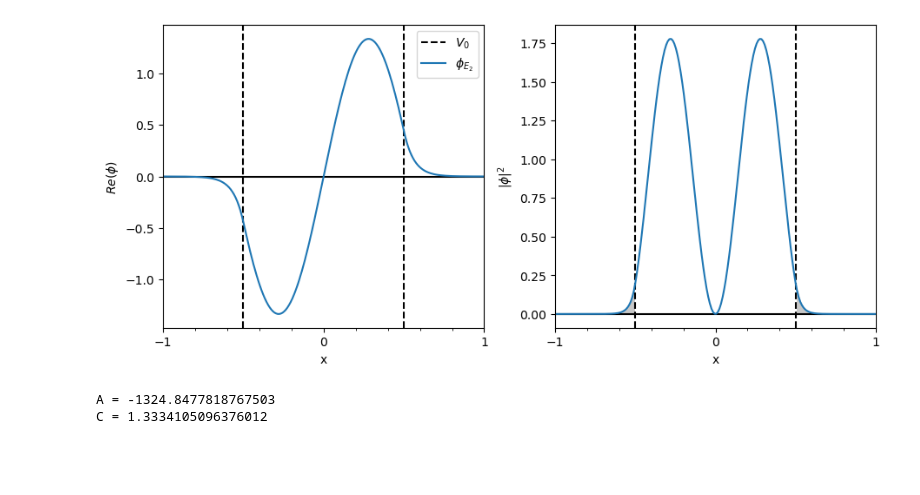
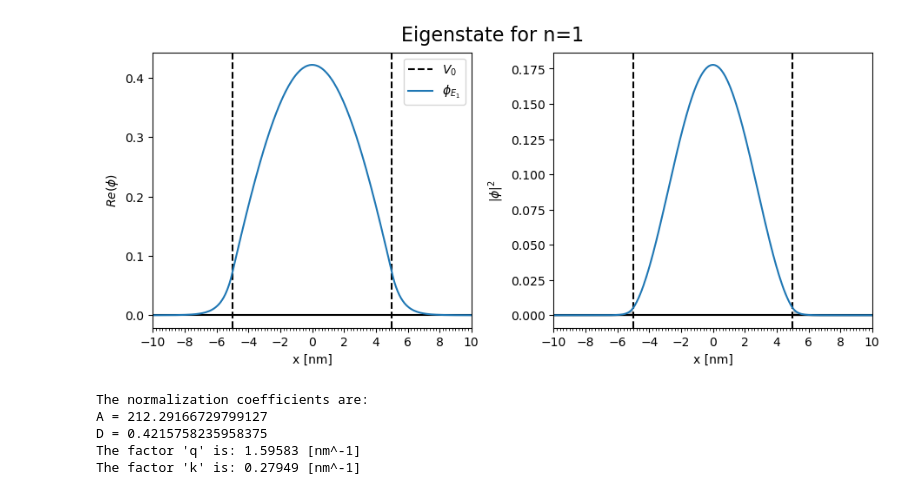
Before and after one commit to gvernard/PHY400-notebooks, a Jupyter notebook: Finite potential well.ipynb, the cells around one changed output. Cells and saved outputs as stored; diff of their text form; code cells hidden in the pictures; blank space fills up the shorter version.

Commit message:
Version containing the correct units.

```diff
--- a/Finite potential well.ipynb
+++ b/Finite potential well.ipynb
@@ -104,5 +118,7 @@ def plot_eigenstate(phi,prob=False):
     plt.show()
 # %%
+# Cell 4
+
 def circle(z,z0):
     return np.sqrt(z0**2 - z**2)
 
@@ -119,8 +135,10 @@ def equation_odd(z,z0):
     return func2(z) - circle(z,z0)
 
 def z0_func(V0,m,L):
-    return np.sqrt(2*m*V0*L**2/(4*hbar**2))
+    #return np.sqrt(2*m*V0*L**2/(4*hbar**2))
+    return 0.113318*np.sqrt(m*V0)*L # dimensionless
 
 def energy(z,m,L):
-    return 4*z**2*hbar**2/(2*m*L**2)
+    #return 4*z**2*hbar**2/(2*m*L**2)
+    return 77.8757*z**2/(m*L**2) # in units of [10^-3 eV]
 # %%
@@ -212,13 +248,17 @@ def get_roots(V0,m,L):
 # %%
-L = 1 # in [nm]
-V0 = 144 # in [eV]
-m = 1 # in []
+L = 10      # width of the potential, in [nano-meters, fm = 10^(-9) m]
+V0 = 100  # (finite) height of the walls of the potential, in [mili-eV, meV = 10^(-3) eV]
+m = 0.511      # mass of the particle inside the potential well, in [Mega-eV, MeV = 10^6 eV]
 
+
+# You don't need to change anything else in this cell below this line
 plot_energy_roots(V0,m,L)
 
 z_roots,dum = get_roots(V0,m,L)
 N_energies = len(z_roots)
 energies = [0]*N_energies
+
+print(f"Found {N_energies} allowed energy values [in 10^-3 eV]:")
 for i in range(0,N_energies):
     energies[i] = energy(z_roots[i],m,L)
     print(f"Energy {i+1}: {energies[i]:.2f} (z={z_roots[i]:.2f})")
@@ -243,8 +292,25 @@ for i in range(0,N_energies):
 # %%
-target_state = phis[1]
-plot_eigenstate(target_state)
-target_state.print_normalization()
+index = 0 # Note that index=n-1, so it starts from 0, and for index=0 we get n=1, etc
+
+# You don't need to change anything else in this cell below this line
+if index < 0:
+    print("Attention: 'index' must be a positive integer or zero!")
+elif not isinstance(index,int):
+    print("Attention: 'index' must be an integer number!")
+elif index >= N_energies:
+    print(f"Attention: There are only {N_energies} levels in this system!")
+    print(f"'index' must be in the range (0,{N_energies-1}).")
+else:
+    target_state = phis[index]
+    plot_eigenstate(target_state)
+    print("The normalization coefficients are: ")
+    target_state.print_normalization()
+    print(f"The factor 'q' is: {target_state.q:.5f} [nm^-1]")
+    print(f"The factor 'k' is: {target_state.k:.5f} [nm^-1]")
 # %% [output]
-[figure, old version]
+[figure, new version]
-A = -1324.8477818767503
-C = 1.3334105096376012
+The normalization coefficients are:
+A = 212.29166729799127
+D = 0.4215758235958375
+The factor 'q' is: 1.59583 [nm^-1]
+The factor 'k' is: 0.27949 [nm^-1]
```
Also changed, not shown: parts of 10 cells of this notebook, 1 other file.
